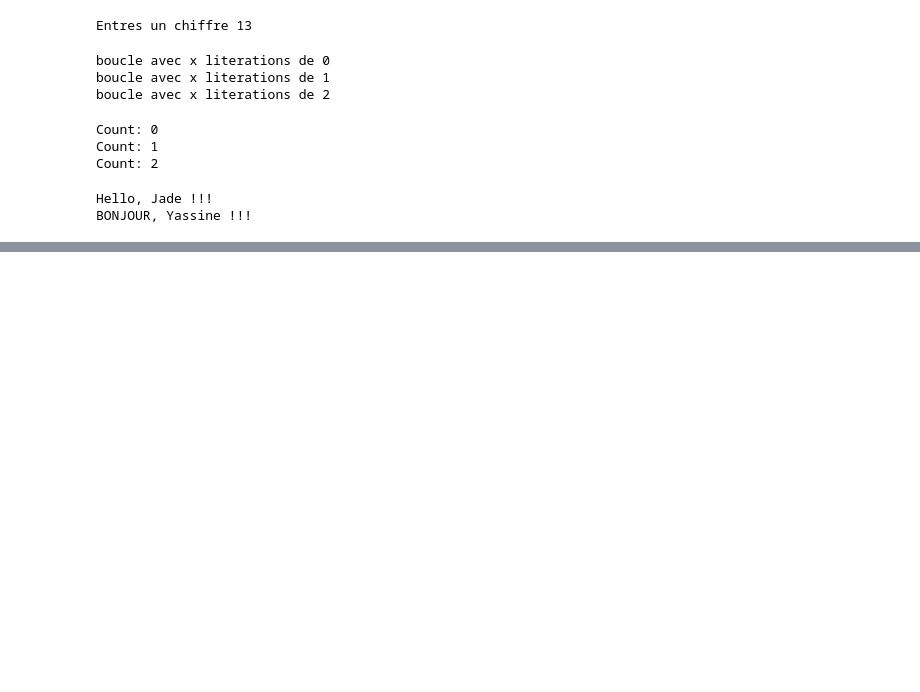
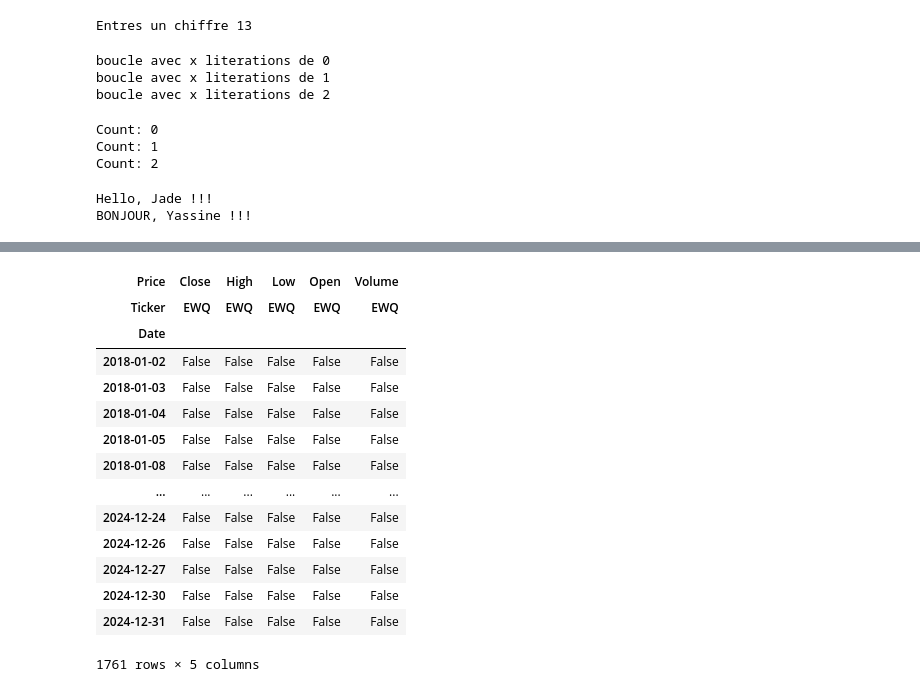
Before and after one commit to Thibautsdk/IAE_METZ_DATA_2025_SANDROCK_DASILVA, a Jupyter notebook: TD_DATAFUNDS.ipynb, the cells around one changed output, grey strips where cells are left out. Drawn from its saved outputs; the diff is of its cells as text; code cells hidden in the pictures; blank space fills up the shorter version.

```diff
--- a/TD_DATAFUNDS.ipynb
+++ b/TD_DATAFUNDS.ipynb
@@ -108,0 +199,19 @@ BONJOUR, Yassine !!!
+# %%
+#il y a des jours fériés avec valeurs nulles
+france_data.isnull()
+# %% [output]
+| Price | Close | High | Low | Open | Volume |
+| Ticker | EWQ | EWQ | EWQ | EWQ | EWQ |
+| Date |  |  |  |  |  |
+| 2018-01-02 | False | False | False | False | False |
+| 2018-01-03 | False | False | False | False | False |
+| 2018-01-04 | False | False | False | False | False |
+| 2018-01-05 | False | False | False | False | False |
+| 2018-01-08 | False | False | False | False | False |
+| ... | ... | ... | ... | ... | ... |
+| 2024-12-24 | False | False | False | False | False |
+| 2024-12-26 | False | False | False | False | False |
+| 2024-12-27 | False | False | False | False | False |
+| 2024-12-30 | False | False | False | False | False |
+| 2024-12-31 | False | False | False | False | False |
+1761 rows × 5 columns
```
Also changed, not shown: parts of 27 cells of this notebook.
